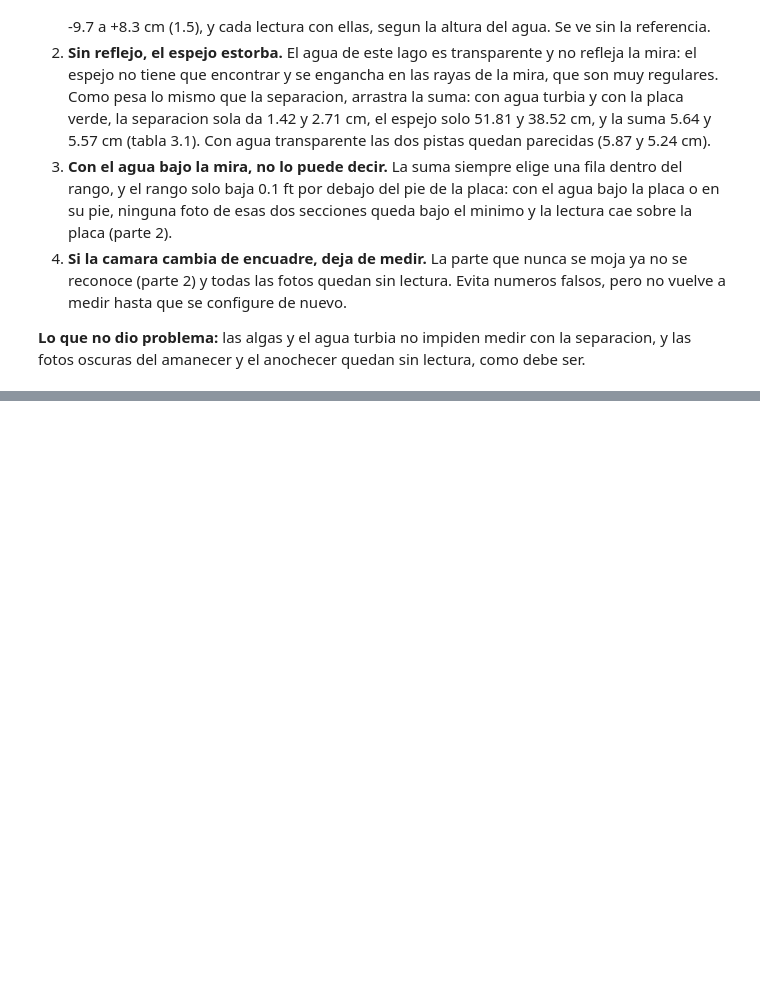
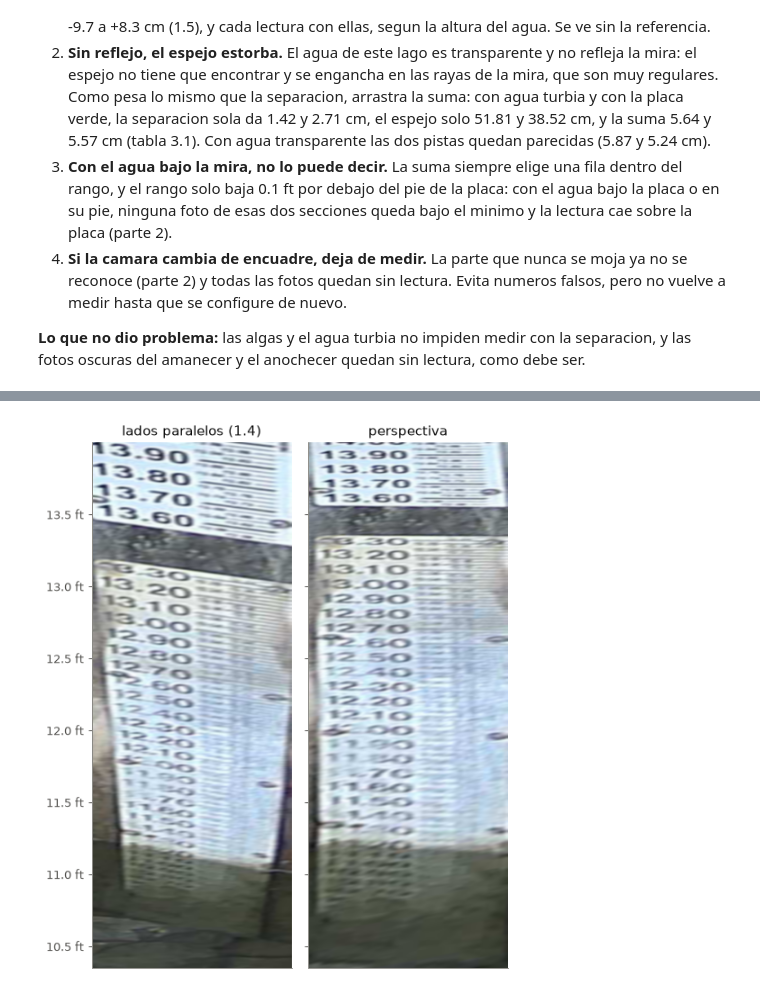
Before and after one commit to SCaballero427/medicion-de-nivel-en-canales-abiertos, a Jupyter notebook: 03_lago_owasco_segunda_mejora/03_lago_owasco_segunda_mejora.ipynb, the cells around one changed output, grey strips where cells are left out. Drawn from its saved outputs; the diff is of its cells as text; code cells hidden in the pictures; blank space fills up the shorter version.

Commit message:
Cambio 1: la regla en perspectiva

```diff
--- a/03_lago_owasco_segunda_mejora/03_lago_owasco_segunda_mejora.ipynb
+++ b/03_lago_owasco_segunda_mejora/03_lago_owasco_segunda_mejora.ipynb
@@ -716,0 +739,97 @@ Con el agua bajo la placa o en su pie: lee de 10.95 a 11.36 ft; la referencia va
+# %%
+def pendiente_rayas(G, x_i, x_d, fila, alto=30, smax=0.7, n=561):
+    # [v3] inclinacion de las rayas cerca de una fila de la foto (filas por columna): la que deja mas nitido el perfil de filas
+    x0, x1 = float(x_i(fila)), float(x_d(fila))
+    xs = np.arange(int(x0 + 0.12 * (x1 - x0)), int(x1 - 0.12 * (x1 - x0)) + 1).astype(np.float32)
+    xc = (x0 + x1) / 2
+    ys = np.arange(fila - alto, fila + alto + 1, dtype=np.float32)
+    mejor, s_mejor = -1, 0.0
+    for s in np.linspace(-smax, smax, n):
+        mapy = (ys[:, None] + s * (xs[None, :] - xc)).astype(np.float32)
+        mapx = np.ascontiguousarray(np.broadcast_to(xs[None, :], mapy.shape))
+        perfil = cv2.remap(G, mapx, mapy, cv2.INTER_LINEAR).mean(1)
+        nitidez = float(np.var(np.diff(perfil)))
+        if nitidez > mejor:
+            mejor, s_mejor = nitidez, float(s)
+    return s_mejor
+
+
+def ajustar_perspectiva(G, borde_izq, borde_der, niveles, nivel_sup, px_por_cm, ancho_px):
+    # [v3] perspectiva foto -> tablero por minimos cuadrados: los bordes van a la columna 0 y a la ultima, y cada nivel a su fila.
+    # Un nivel es un punto (x, fila) de su raya, con x = None para el centro de la placa, y la inclinacion se mide en la foto;
+    # o una lista de dos puntos sobre la raya, marcados a mano
+    x_i, x_d = recta_por(borde_izq), recta_por(borde_der)
+    A, b = [], []
+    for (x, y), u in [(p, 0.0) for p in borde_izq] + [(p, float(ancho_px)) for p in borde_der]:
+        A.append([x, y, 1, 0, 0, 0, -u * x, -u * y]); b.append(u)
+    for nivel, p in niveles.items():
+        if isinstance(p, list):
+            puntos = p
+        else:
+            x, f = p
+            x0, x1 = float(x_i(f)), float(x_d(f))
+            x = (x0 + x1) / 2 if x is None else x
+            s, d = pendiente_rayas(G, x_i, x_d, f), 0.3 * (x1 - x0)
+            puntos = [(x - d, f - s * d), (x + d, f + s * d)]
+        v = (nivel_sup - nivel) * px_por_cm
+        for x, y in puntos:
+            A.append([0, 0, 0, x, y, 1, -v * x, -v * y]); b.append(v)
+    h = np.linalg.lstsq(np.float64(A), np.float64(b), rcond=None)[0]
+    return np.append(h, 1.0).reshape(3, 3)
+
+
+class Tablero:
+    # [v3] la perspectiva M (foto -> tablero) y los niveles de arriba y de abajo: cada fila es un nivel fijo
+    def __init__(self, M, nivel_sup, nivel_inf, px_por_cm, ancho_px, extra_cm):
+        self.nivel_sup, self.px_por_cm = float(nivel_sup), float(px_por_cm)
+        alto = (nivel_sup - nivel_inf) * px_por_cm
+        self.M, self.M_inv = M, np.linalg.inv(M)                    # [v3]
+        self.tam = (int(ancho_px), int(alto + extra_cm * px_por_cm))
+
+    def enderezar(self, img):
+        return cv2.warpPerspective(img, self.M, self.tam, flags=cv2.INTER_LINEAR)   # [v3]
+
+    def fila_de(self, nivel):
+        return (self.nivel_sup - nivel) * self.px_por_cm
+
+    def nivel_de(self, fila):
+        return self.nivel_sup - fila / self.px_por_cm
+
+    def a_tablero(self, x, y):
+        return cv2.perspectiveTransform(np.float64([[[x, y]]]), self.M)[0, 0]       # [v3] punto de la foto -> (columna, fila) del tablero
+
+    def a_foto(self, col, fila):
+        return cv2.perspectiveTransform(np.float64([[[col, fila]]]), self.M_inv)[0, 0]   # [v3] punto del tablero -> (x, y) de la foto
+
+
+# >>> AJUSTABLE <<< [v3] todos los niveles leidos a mano en la foto de agua mas baja: los dos de siempre (x = None: centro de la placa) y las marcas de control
+NIVELES_A_MANO = {NIVEL_SUP: (None, FILA_SUP), NIVEL_INF: (None, FILA_INF), **{c * PIE: (x, f) for c, (x, f) in MARCAS_CONTROL.items()}}
+G_config = gris(leer("NY_Owasco_Lake_near_Auburn_Staff___2025-12-23T17-00-06Z.jpg"))     # la foto donde se leyo todo (1.3)
+T = Tablero(ajustar_perspectiva(G_config, BORDE_IZQ, BORDE_DER, NIVELES_A_MANO, NIVEL_SUP, PX_POR_CM, ANCHO), NIVEL_SUP, NIVEL_INF, PX_POR_CM, ANCHO, EXTRA_CM)
+print("Inclinacion medida de las rayas:", {"%.1f ft" % (k / PIE): "%.1f grados" % np.degrees(np.arctan(pendiente_rayas(G_config, x_izq, x_der, f)))
+                                          for k, (x, f) in NIVELES_A_MANO.items()})
+
+filas_v = []
+for c, (x, f) in sorted(MARCAS_CONTROL.items()):
+    sin_ella = {k: v for k, v in NIVELES_A_MANO.items() if k != c * PIE}
+    Tk = Tablero(ajustar_perspectiva(G_config, BORDE_IZQ, BORDE_DER, sin_ella, NIVEL_SUP, PX_POR_CM, ANCHO), NIVEL_SUP, NIVEL_INF, PX_POR_CM, ANCHO, EXTRA_CM)
+    filas_v.append({"marca (ft)": c, "v2, lados paralelos": float(tabla_marcas.loc[c].iloc[0]), "perspectiva, ajustada sin esa marca": Tk.nivel_de(Tk.a_tablero(x, f)[1]) - c * PIE})
+tabla_marcas_v3 = pd.DataFrame(filas_v).set_index("marca (ft)").round(2)
+fig, ax = plt.subplots(1, 2, figsize=(6, 7), sharey=True)
+for a, im, titulo in [(ax[0], tablero, "lados paralelos (1.4)"), (ax[1], T.enderezar(leer(FOTO)), "perspectiva")]:
+    a.imshow(rgb(im), extent=[0, ANCHO, alto_total, 0], aspect="auto", interpolation="bicubic")
+    a.set_xticks([]); a.set_title(titulo, color=TINTA)
+ax[0].set_yticks([T.fila_de(c * PIE) for c in niveles]); ax[0].set_yticklabels(["%.1f ft" % c for c in niveles])
+plt.tight_layout()
+print("Marcas de control, medido - real (cm). Con la perspectiva, cada una se predice con un ajuste hecho sin ella.")
+display(tabla_marcas_v3)
+
+# Lo que da este cambio solo: la v2, con la regla en perspectiva y nada mas cambiado
+memorizar()                                        # la mira seca, enderezada con la perspectiva
+df_persp = medir_secciones()
+df_persp.to_csv(os.path.join(SALIDAS, "03_v2_perspectiva_secciones.csv"), index=False, float_format="%.4f")
+tiras_persp = preparar_tiras()
+dibujar_secciones([(df_persp, ROJO, 4)], tiras_persp, "La v2 con la regla en perspectiva (solo el cambio 1)")
+df_persp.groupby("seccion", sort=False).agg(fotos=("archivo", "size"), sin_lectura=("nivel_bruto_cm", lambda s: int(s.isna().sum())), bajo_minimo=("bajo_minimo", "sum"),
+                                            saltos=("salto", "sum"), parecido_seco=("parecido_seco", "median"), dy_mediano=("dy", "median")).round(2)
+# %% [output]
@@ -716,0 +853 @@ Con el agua bajo la placa o en su pie: lee de 10.95 a 11.36 ft; la referencia va
+[figure, added]
```
Also changed, not shown: parts of 3 cells of this notebook, 2 other files.
